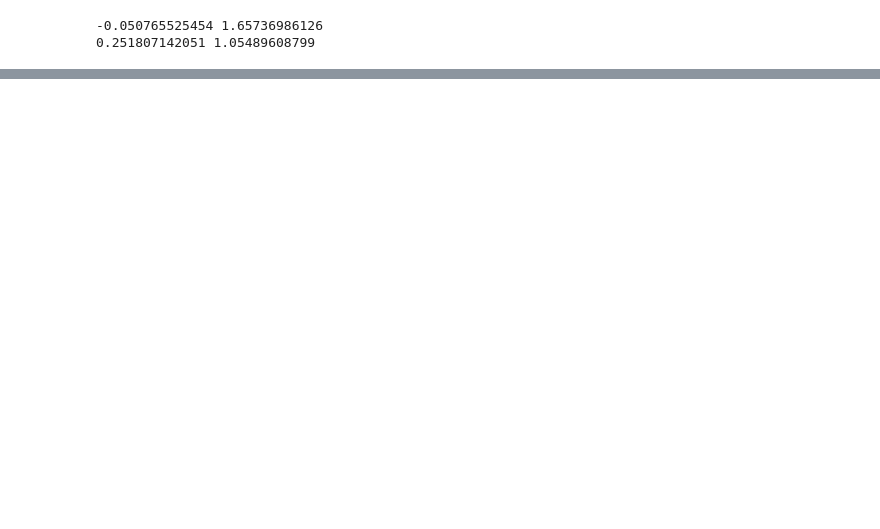
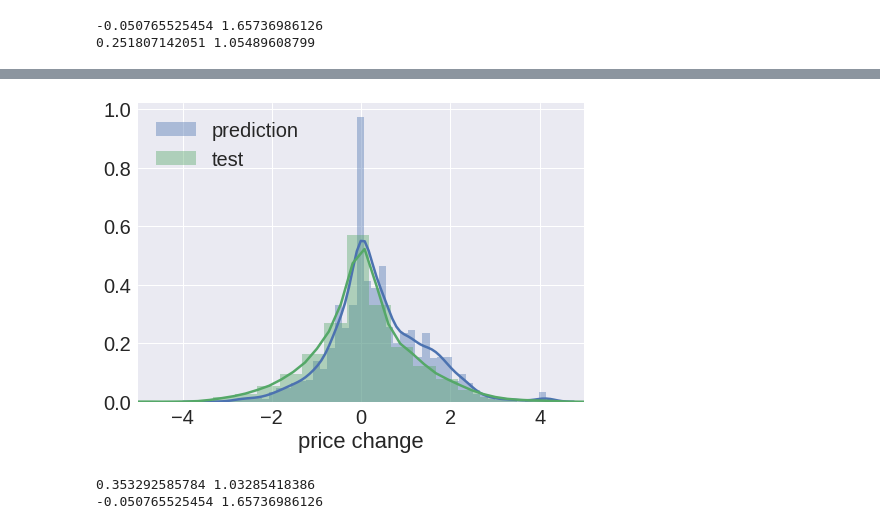
Before and after one commit to hubenjm/bondproject, a Jupyter notebook: fixed_tradetype_price_change_prediction.ipynb, the cells around one changed output, grey strips where cells are left out. Saved outputs shown, nothing was run; the diff lists cells and outputs as text; code cells hidden in the pictures; blank space fills up the shorter version.

```diff
--- a/fixed_tradetype_price_change_prediction.ipynb
+++ b/fixed_tradetype_price_change_prediction.ipynb
@@ -352,0 +333,17 @@ tree.export_graphviz(clf_dec, 'dprice_decision_tree.dot', max_depth = 5, filled
+# %%
+dp_predict_ran_winner_density = dp_test[dp_predict_ran > 0]
+ax = sns.distplot(dp_predict_ran_winner_density, label='prediction')
+ax2 = sns.distplot(dp_test, label='test')
+ax.set(xlim = (-5,5))
+ax2.set(xlim = (-5,5))
+plt.legend(loc='upper left')
+ax.set_xlabel('price change', fontsize = 22)
+#ax.set_title('Distribution of dprice[d_predict > 0]')
+sns.set_context("notebook", font_scale=2, rc={"lines.linewidth": 2.5})
+plt.show()
+print dp_predict_ran_winner_density.mean(), dp_predict_ran_winner_density.std()
+print dp_test.mean(), dp_test.std()
+# %% [output]
+[figure, added]
+0.353292585784 1.03285418386
+-0.050765525454 1.65736986126
```
Also changed, not shown: parts of 36 cells of this notebook, 17 other files.
